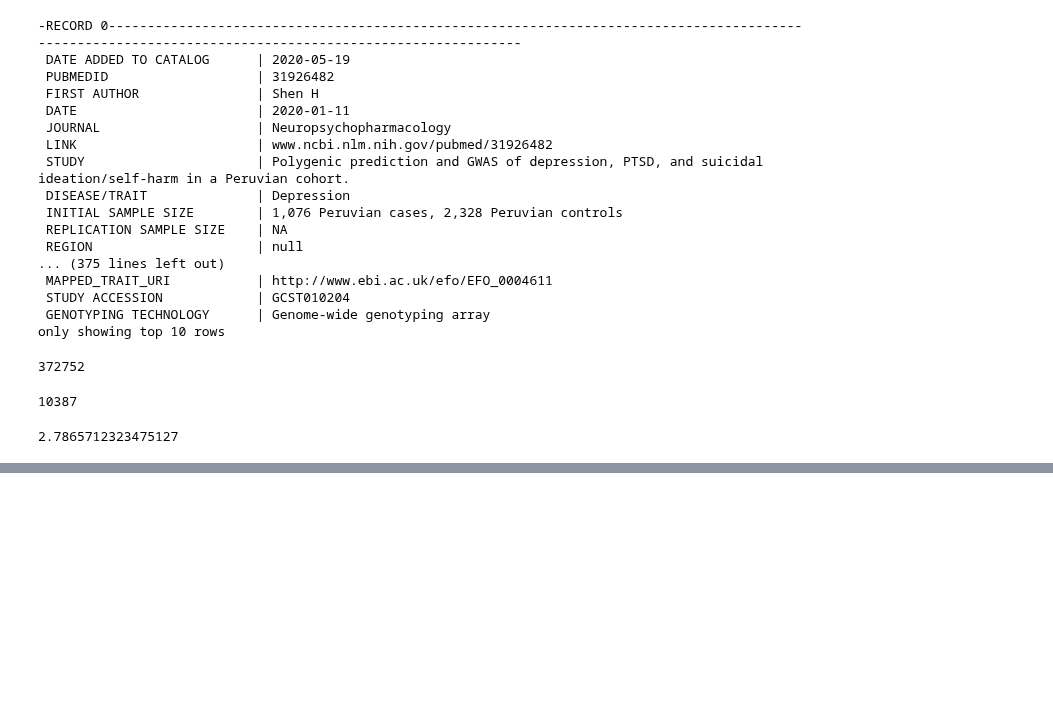
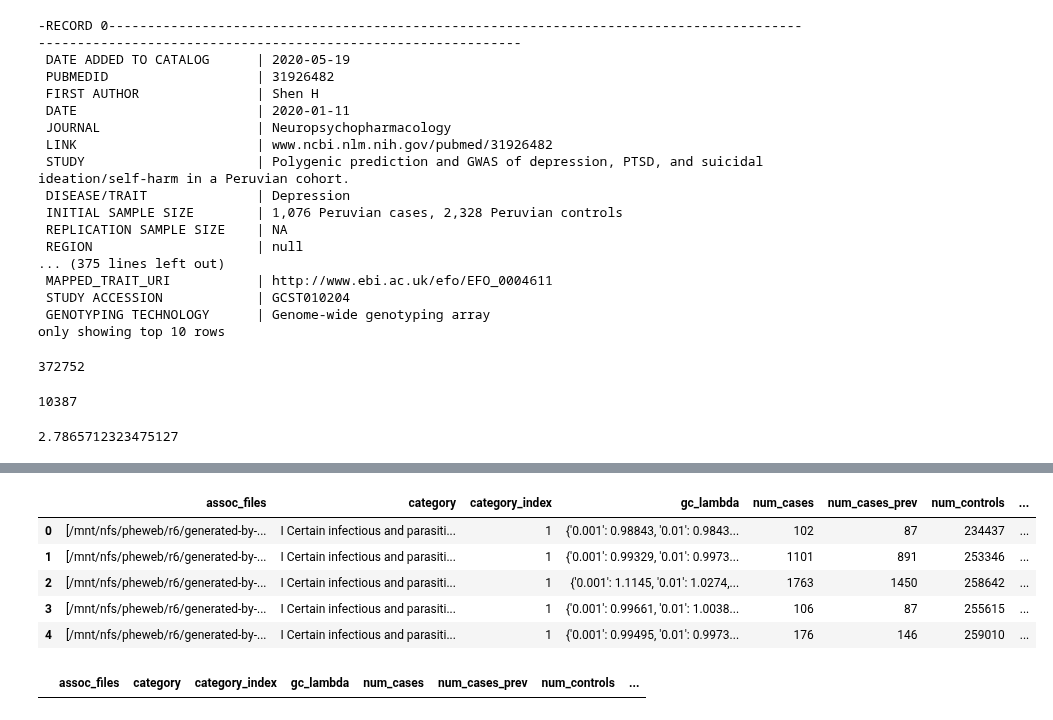
Before and after one commit to DSuveges/random_notebooks, a Jupyter notebook: geneics_v2d_exploration/annotate_gwascat_varaintids.ipynb, the cells around one changed output, grey strips where cells are left out. Drawn from its saved outputs; the diff is of its cells as text; code cells hidden in the pictures; blank space fills up the shorter version.

```diff
--- a/geneics_v2d_exploration/annotate_gwascat_varaintids.ipynb
+++ b/geneics_v2d_exploration/annotate_gwascat_varaintids.ipynb
@@ -253,0 +254,22 @@ None
+# %%
+import pandas as pd
+import requests
+
+
+df =
+df.head()
+# %% [output]
+|  | assoc_files | category | category_index | gc_lambda | num_cases | num_cases_prev | num_controls | ... |
+| 0 | [/mnt/nfs/pheweb/r6/generated-by-... | I Certain infectious and parasiti... | 1 | {'0.001': 0.98843, '0.01': 0.9843... | 102 | 87 | 234437 | ... |
+| 1 | [/mnt/nfs/pheweb/r6/generated-by-... | I Certain infectious and parasiti... | 1 | {'0.001': 0.99329, '0.01': 0.9973... | 1101 | 891 | 253346 | ... |
+| 2 | [/mnt/nfs/pheweb/r6/generated-by-... | I Certain infectious and parasiti... | 1 | {'0.001': 1.1145, '0.01': 1.0274,... | 1763 | 1450 | 258642 | ... |
+| 3 | [/mnt/nfs/pheweb/r6/generated-by-... | I Certain infectious and parasiti... | 1 | {'0.001': 0.99661, '0.01': 1.0038... | 106 | 87 | 255615 | ... |
+| 4 | [/mnt/nfs/pheweb/r6/generated-by-... | I Certain infectious and parasiti... | 1 | {'0.001': 0.99495, '0.01': 0.9973... | 176 | 146 | 259010 | ... |
+# %%
+import numpy as np
+(
+    pd.DataFrame(requests.get('https://r7.finngen.fi/api/phenos').json())
+    .loc[lambda df: df.phenostring.isnull()]
+)
+# %% [output]
+|  | assoc_files | category | category_index | gc_lambda | num_cases | num_cases_prev | num_controls | ... |
```
Also changed, not shown: parts of 9 cells of this notebook, 2 other files.
